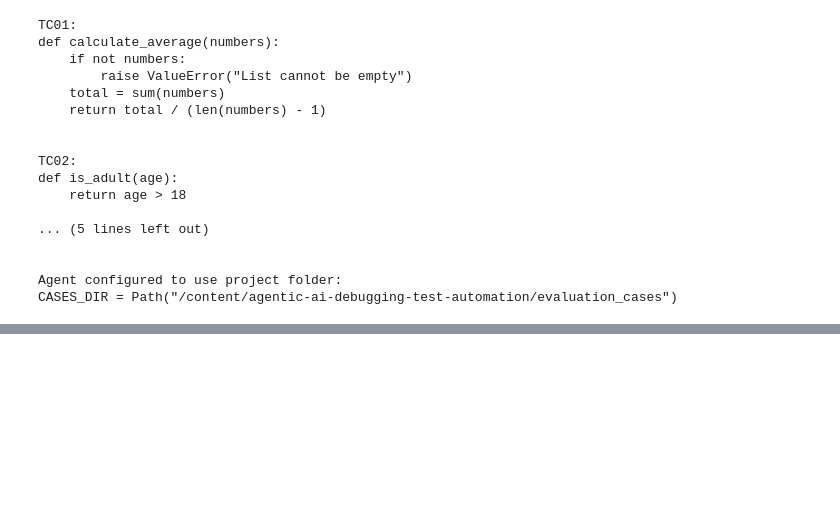
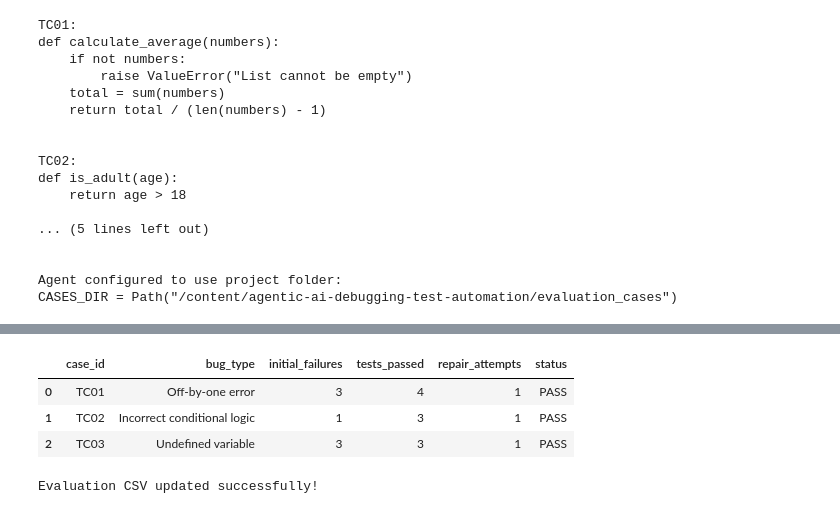
Before and after one commit to shobhis330/agentic-ai-debugging-test-automation, a Jupyter notebook: agentic_ai_debugging_week2.ipynb, the cells around one changed output, grey strips where cells are left out. Drawn from its saved outputs; the diff is of its cells as text; code cells hidden in the pictures; blank space fills up the shorter version.

```diff
--- a/agentic_ai_debugging_week2.ipynb
+++ b/agentic_ai_debugging_week2.ipynb
@@ -3624,0 +3993,42 @@ CASES_DIR = Path("/content/agentic-ai-debugging-test-automation/evaluation_cases
+# %%
+import pandas as pd
+
+data = [
+    {
+        "case_id": "TC01",
+        "bug_type": "Off-by-one error",
+        "initial_failures": 3,
+        "tests_passed": 4,
+        "repair_attempts": 1,
+        "status": "PASS"
+    },
+    {
+        "case_id": "TC02",
+        "bug_type": "Incorrect conditional logic",
+        "initial_failures": 1,
+        "tests_passed": 3,
+        "repair_attempts": 1,
+        "status": "PASS"
+    },
+    {
+        "case_id": "TC03",
+        "bug_type": "Undefined variable",
+        "initial_failures": 3,
+        "tests_passed": 3,
+        "repair_attempts": 1,
+        "status": "PASS"
+    }
+]
+
+df = pd.DataFrame(data)
+
+df.to_csv("week2_evaluation_results.csv", index=False)
+
+display(df)
+print("Evaluation CSV updated successfully!")
+# %% [output]
+|  | case_id | bug_type | initial_failures | tests_passed | repair_attempts | status |
+| 0 | TC01 | Off-by-one error | 3 | 4 | 1 | PASS |
+| 1 | TC02 | Incorrect conditional logic | 1 | 3 | 1 | PASS |
+| 2 | TC03 | Undefined variable | 3 | 3 | 1 | PASS |
+Evaluation CSV updated successfully!
```
Also changed, not shown: parts of 124 cells of this notebook.
